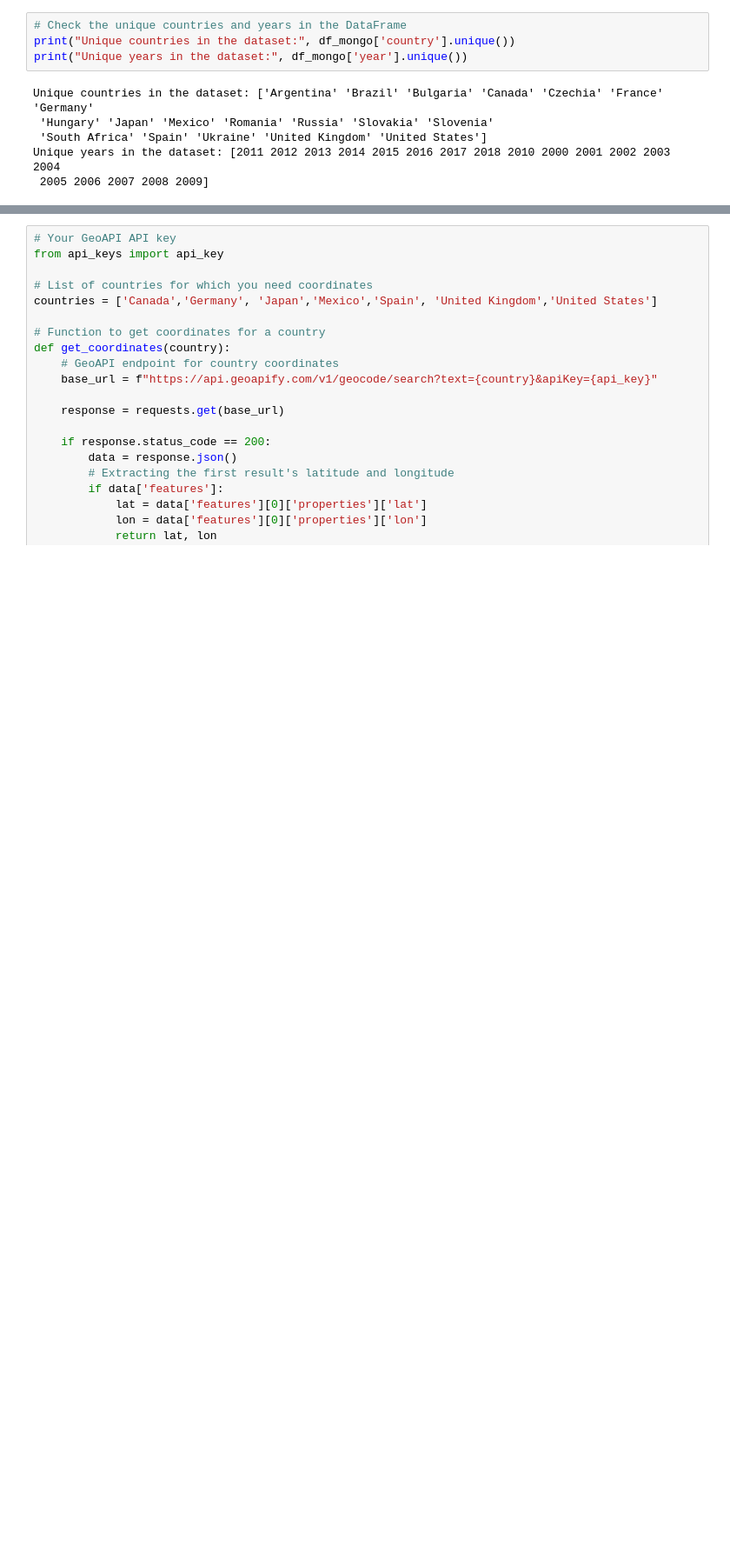
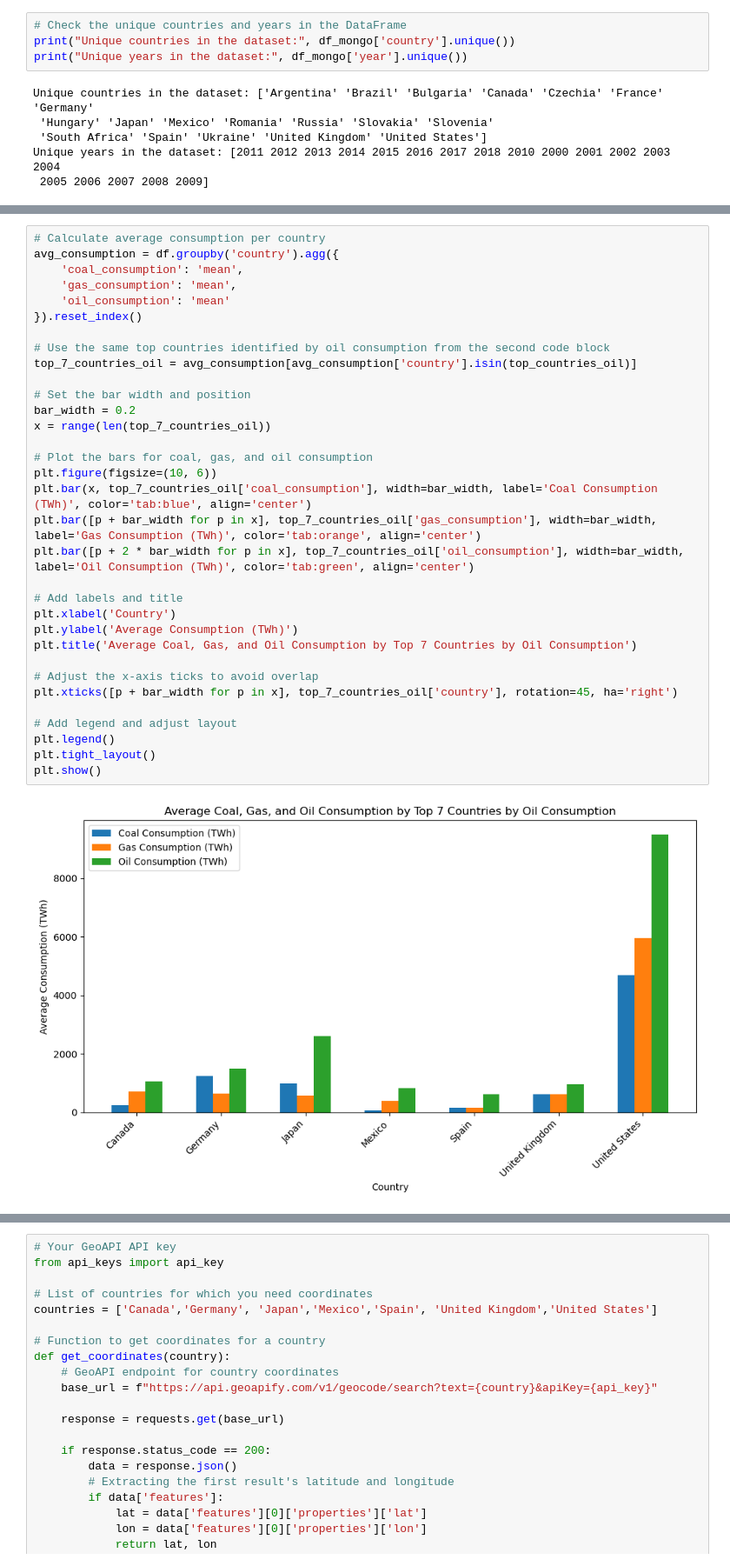
Before and after one commit to singhashishpal/project3_world_energy_consumption, a Jupyter notebook: Final Project.ipynb, the cells around one changed output, grey strips where cells are left out. Shown at 87% size. Cells and saved outputs as stored; diff of their text form; blank space fills up the shorter version.

```diff
--- a/Final Project.ipynb
+++ b/Final Project.ipynb
@@ -418,0 +441,35 @@ plt.show()
+# %%
+# Calculate average consumption per country
+avg_consumption = df.groupby('country').agg({
+    'coal_consumption': 'mean',
+    'gas_consumption': 'mean',
+    'oil_consumption': 'mean'
+}).reset_index()
+
+# Use the same top countries identified by oil consumption from the second code block
+top_7_countries_oil = avg_consumption[avg_consumption['country'].isin(top_countries_oil)]
+
+# Set the bar width and position
+bar_width = 0.2
+x = range(len(top_7_countries_oil))
+
+# Plot the bars for coal, gas, and oil consumption
+plt.figure(figsize=(10, 6))
+plt.bar(x, top_7_countries_oil['coal_consumption'], width=bar_width, label='Coal Consumption (TWh)', color='tab:blue', align='center')
+plt.bar([p + bar_width for p in x], top_7_countries_oil['gas_consumption'], width=bar_width, label='Gas Consumption (TWh)', color='tab:orange', align='center')
+plt.bar([p + 2 * bar_width for p in x], top_7_countries_oil['oil_consumption'], width=bar_width, label='Oil Consumption (TWh)', color='tab:green', align='center')
+
+# Add labels and title
+plt.xlabel('Country')
+plt.ylabel('Average Consumption (TWh)')
+plt.title('Average Coal, Gas, and Oil Consumption by Top 7 Countries by Oil Consumption')
+
+# Adjust the x-axis ticks to avoid overlap
+plt.xticks([p + bar_width for p in x], top_7_countries_oil['country'], rotation=45, ha='right')
+
+# Add legend and adjust layout
+plt.legend()
+plt.tight_layout()
+plt.show()
+# %% [output]
+[figure, added]
```
Also changed, not shown: parts of 17 cells of this notebook.
